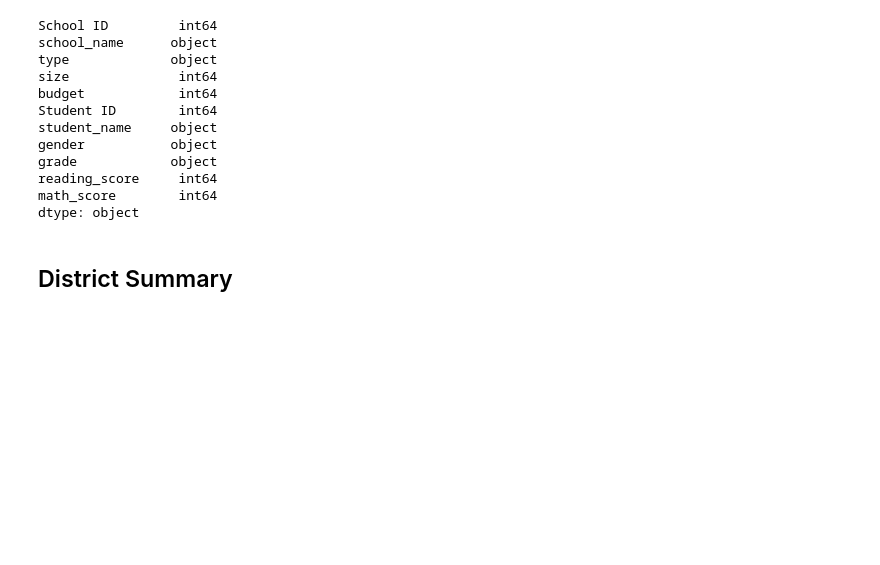
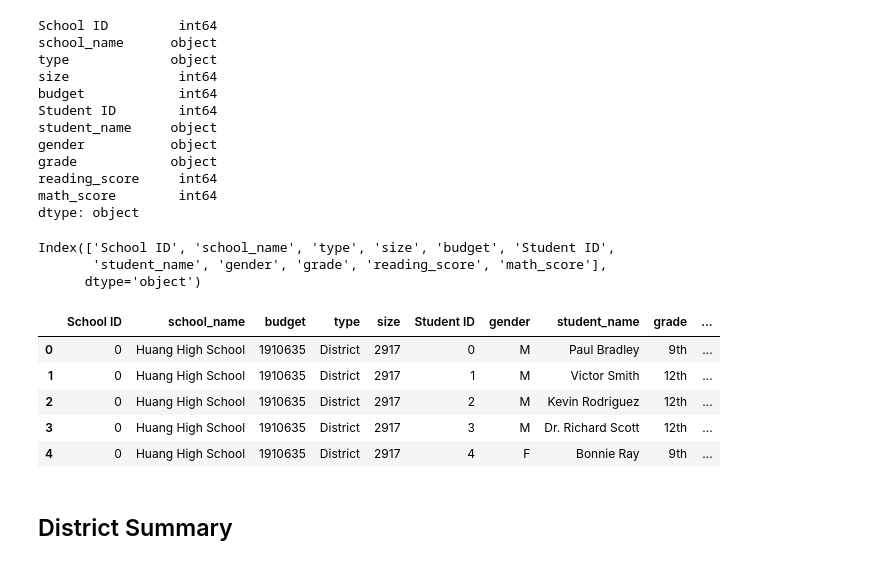
Before and after one commit to JohnTorgerson/pandas-challenge, a Jupyter notebook: PyCitySchools/PyCitySchools_starter.ipynb, the cells around one changed output. Saved outputs shown, nothing was run; the diff lists cells and outputs as text; code cells hidden in the pictures; blank space fills up the shorter version.

```diff
--- a/PyCitySchools/PyCitySchools_starter.ipynb
+++ b/PyCitySchools/PyCitySchools_starter.ipynb
@@ -78,5 +75,22 @@ grade            object
 reading_score     int64
 math_score        int64
 dtype: object
+# %%
+combined_data.columns
+# %% [output]
+Index(['School ID', 'school_name', 'type', 'size', 'budget', 'Student ID',
+       'student_name', 'gender', 'grade', 'reading_score', 'math_score'],
+      dtype='object')
+# %%
+organized_data = combined_data[["School ID", "school_name", "budget", "type", "size", "Student ID", "gender", "student_name", "grade", "reading_score", "math_score"]]
+
+organized_data.head()
+# %% [output]
+|  | School ID | school_name | budget | type | size | Student ID | gender | student_name | grade | ... |
+| 0 | 0 | Huang High School | 1910635 | District | 2917 | 0 | M | Paul Bradley | 9th | ... |
+| 1 | 0 | Huang High School | 1910635 | District | 2917 | 1 | M | Victor Smith | 12th | ... |
+| 2 | 0 | Huang High School | 1910635 | District | 2917 | 2 | M | Kevin Rodriguez | 12th | ... |
+| 3 | 0 | Huang High School | 1910635 | District | 2917 | 3 | M | Dr. Richard Scott | 12th | ... |
+| 4 | 0 | Huang High School | 1910635 | District | 2917 | 4 | F | Bonnie Ray | 9th | ... |
 # %% [markdown]
 ## District Summary
```
Also changed, not shown: parts of 3 cells of this notebook.
